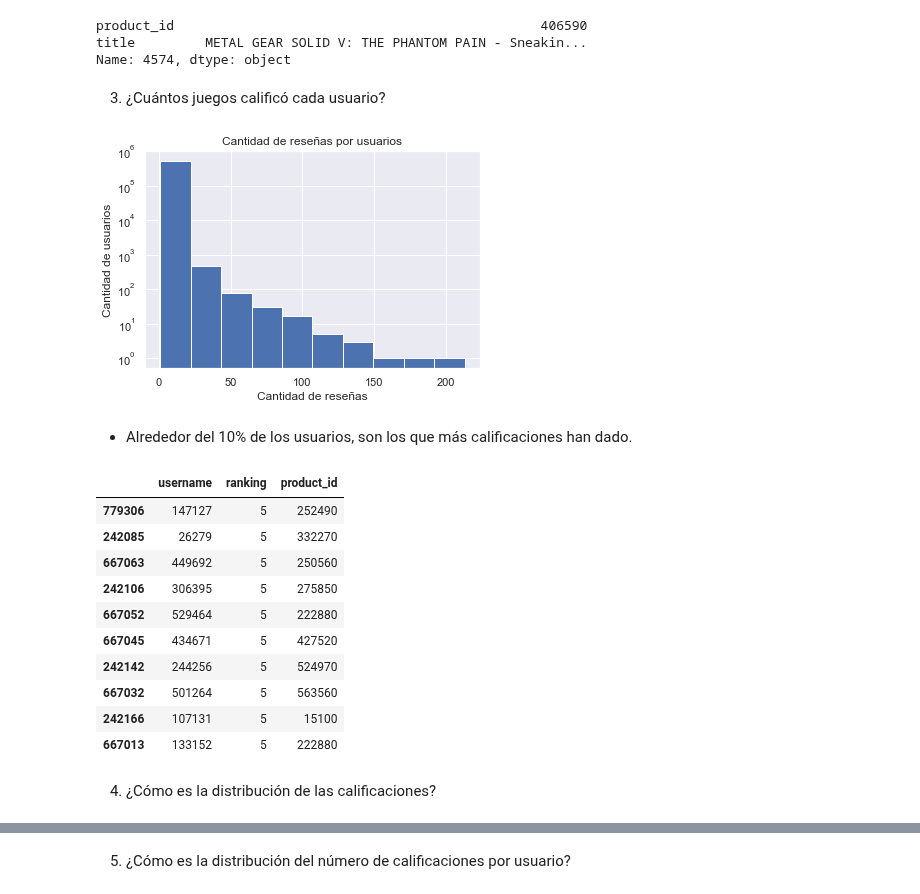
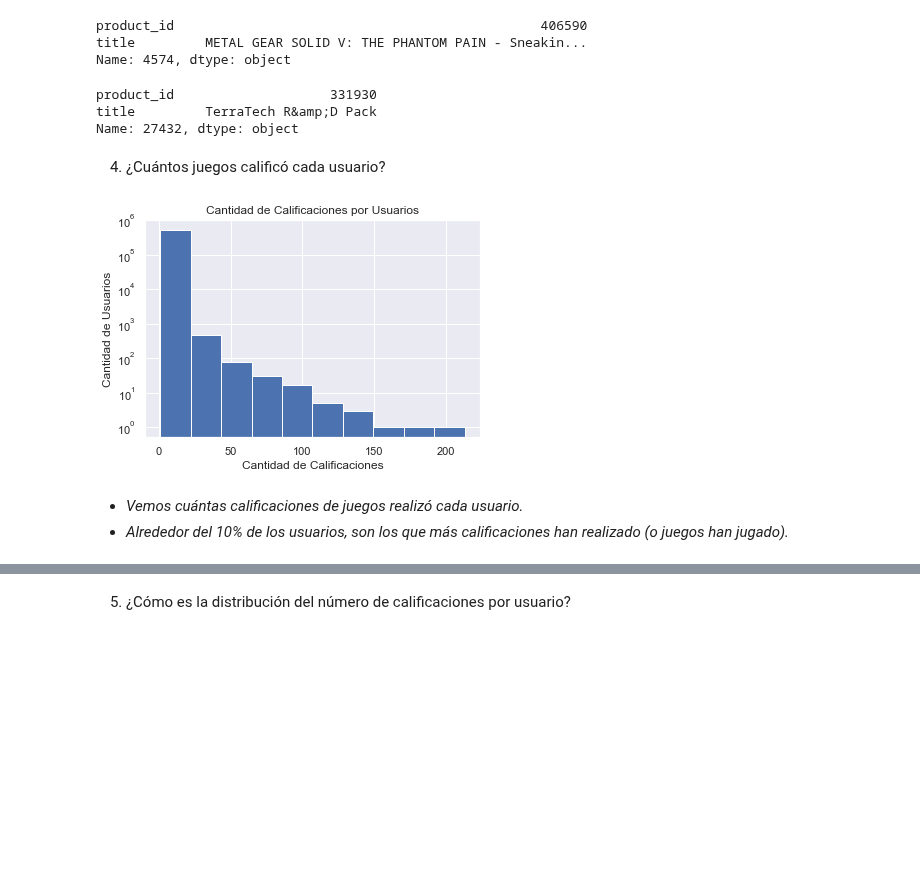
Before and after one commit to alseveso/AcamicaDS, a Jupyter notebook: Proyecto 3/A. Proyecto 03_Alejandra Seveso.ipynb, the cells around one changed output, grey strips where cells are left out. Saved outputs shown, nothing was run; the diff lists cells and outputs as text; code cells hidden in the pictures; blank space fills up the shorter version.

```diff
--- a/Proyecto 3/A. Proyecto 03_Alejandra Seveso.ipynb
+++ b/Proyecto 3/A. Proyecto 03_Alejandra Seveso.ipynb
@@ -592,5 +598,12 @@ print(df_new_2.loc[product_id])
 product_id                                               406590
 title         METAL GEAR SOLID V: THE PHANTOM PAIN - Sneakin...
 Name: 4574, dtype: object
+# %%
+product_id = 27432
+print(df_new_2.loc[product_id])
+# %% [output]
+product_id                    331930
+title         TerraTech R&amp;D Pack
+Name: 27432, dtype: object
 # %% [markdown]
-3. ¿Cuántos juegos calificó cada usuario?
+4. ¿Cuántos juegos calificó cada usuario?
@@ -600,28 +610,14 @@ df_by_users = df4.groupby(['username']).count()
+# %%
+df_by_users = final_reviews.groupby(['username']).count()
 # %%
 plt.hist(df_by_users.ranking, log= True)
 
-plt.xlabel('Cantidad de reseñas')
-plt.ylabel('Cantidad de usuarios')
-plt.title('Cantidad de reseñas por usuarios')
+plt.xlabel('Cantidad de Calificaciones')
+plt.ylabel('Cantidad de Usuarios')
+plt.title('Cantidad de Calificaciones por Usuarios')
 plt.show()
 # %% [output]
-[figure, old version]
+[figure, new version]
 # %% [markdown]
-* Alrededor del 10% de los usuarios, son los que más calificaciones han dado.
+* *Vemos cuántas calificaciones de juegos realizó cada usuario.*
+* *Alrededor del 10% de los usuarios, son los que más calificaciones han realizado (o juegos han jugado).*
-# %%
-top_ten = df4.sort_values(by='ranking', ascending=False).head(10)
-top_ten
-# %% [output]
-|  | username | ranking | product_id |
-| 779306 | 147127 | 5 | 252490 |
-| 242085 | 26279 | 5 | 332270 |
-| 667063 | 449692 | 5 | 250560 |
-| 242106 | 306395 | 5 | 275850 |
-| 667052 | 529464 | 5 | 222880 |
-| 667045 | 434671 | 5 | 427520 |
-| 242142 | 244256 | 5 | 524970 |
-| 667032 | 501264 | 5 | 563560 |
-| 242166 | 107131 | 5 | 15100 |
-| 667013 | 133152 | 5 | 222880 |
-# %% [markdown]
-4. ¿Cómo es la distribución de las calificaciones?
```
Also changed, not shown: parts of 71 cells of this notebook, 5 other files.
